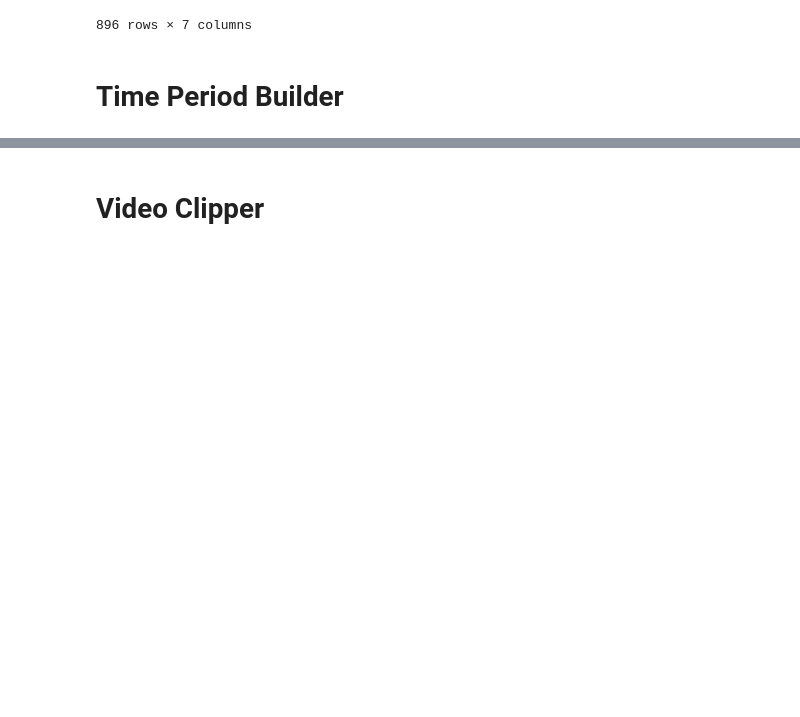
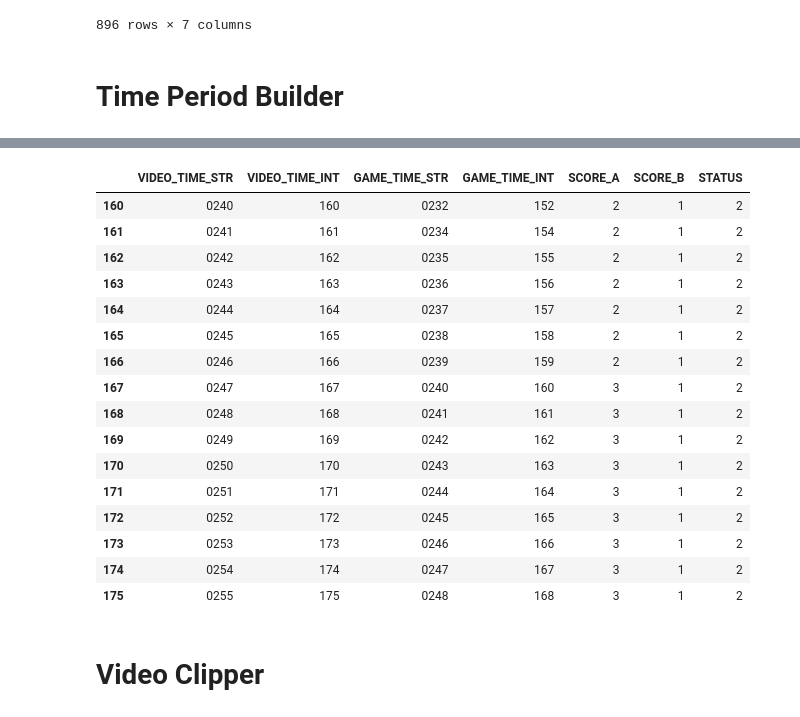
Before and after one commit to kinglin/YTClip, a Jupyter notebook: 02_Code/01_Scripts/Integration.ipynb, the cells around one changed output, grey strips where cells are left out. Cells and saved outputs as stored; diff of their text form; code cells hidden in the pictures; blank space fills up the shorter version.

Commit message:
Try Time Period Split

```diff
--- a/02_Code/01_Scripts/Integration.ipynb
+++ b/02_Code/01_Scripts/Integration.ipynb
@@ -428,3 +440,23 @@ info_df
+# %%
+info_df.loc[160:175]
+# %% [output]
+|  | VIDEO_TIME_STR | VIDEO_TIME_INT | GAME_TIME_STR | GAME_TIME_INT | SCORE_A | SCORE_B | STATUS |
+| 160 | 0240 | 160 | 0232 | 152 | 2 | 1 | 2 |
+| 161 | 0241 | 161 | 0234 | 154 | 2 | 1 | 2 |
+| 162 | 0242 | 162 | 0235 | 155 | 2 | 1 | 2 |
+| 163 | 0243 | 163 | 0236 | 156 | 2 | 1 | 2 |
+| 164 | 0244 | 164 | 0237 | 157 | 2 | 1 | 2 |
+| 165 | 0245 | 165 | 0238 | 158 | 2 | 1 | 2 |
+| 166 | 0246 | 166 | 0239 | 159 | 2 | 1 | 2 |
+| 167 | 0247 | 167 | 0240 | 160 | 3 | 1 | 2 |
+| 168 | 0248 | 168 | 0241 | 161 | 3 | 1 | 2 |
+| 169 | 0249 | 169 | 0242 | 162 | 3 | 1 | 2 |
+| 170 | 0250 | 170 | 0243 | 163 | 3 | 1 | 2 |
+| 171 | 0251 | 171 | 0244 | 164 | 3 | 1 | 2 |
+| 172 | 0252 | 172 | 0245 | 165 | 3 | 1 | 2 |
+| 173 | 0253 | 173 | 0246 | 166 | 3 | 1 | 2 |
+| 174 | 0254 | 174 | 0247 | 167 | 3 | 1 | 2 |
+| 175 | 0255 | 175 | 0248 | 168 | 3 | 1 | 2 |
 # %% [markdown]
 # Video Clipper
 # %% [markdown]
```
Also changed, not shown: parts of 3 cells of this notebook.
